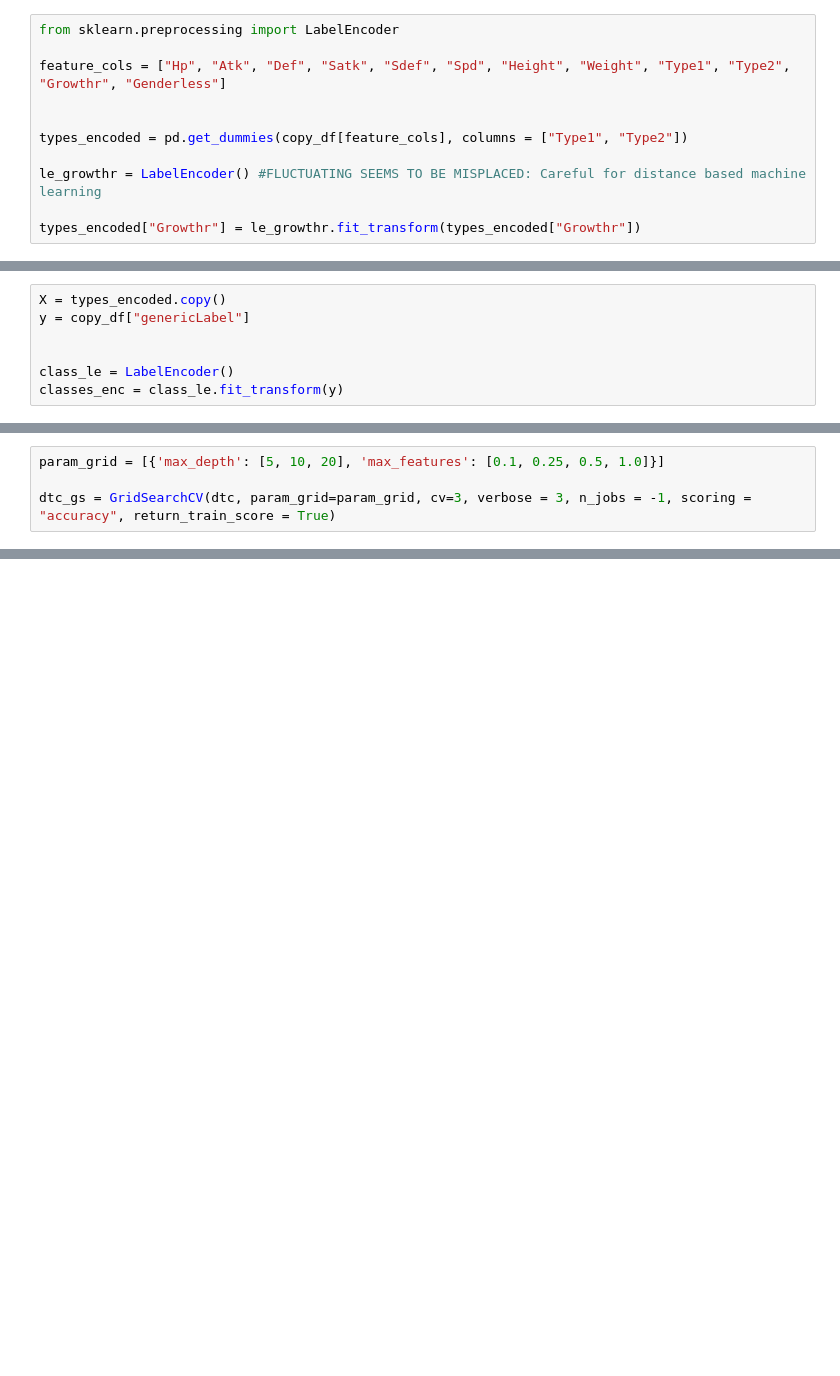
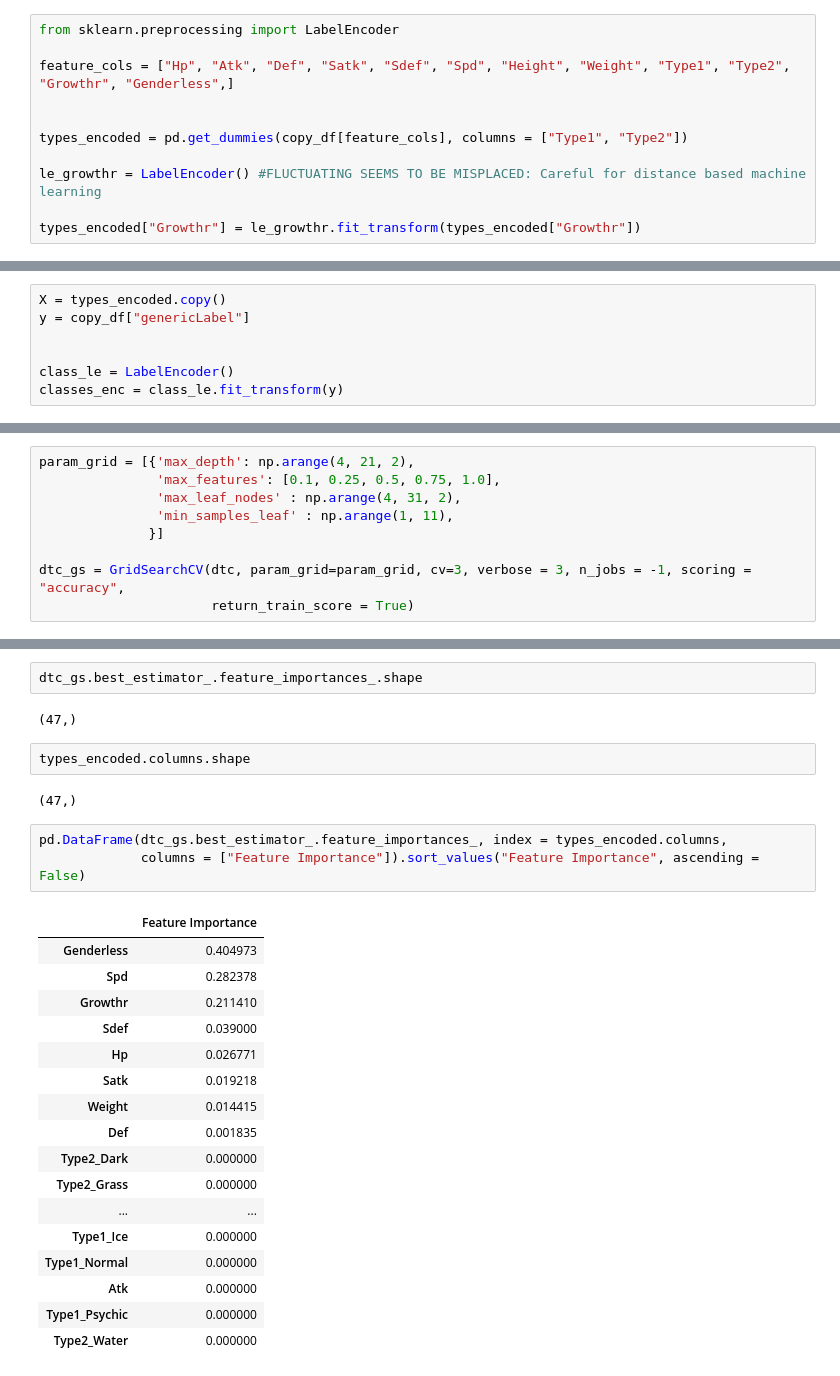
Before and after one commit to paqui003/pokemon_analysis, a Jupyter notebook: Pokemon/classification/decision_tree.ipynb, the cells around one changed output, grey strips where cells are left out. Cells and saved outputs as stored; diff of their text form; blank space fills up the shorter version.

```diff
--- a/Pokemon/classification/decision_tree.ipynb
+++ b/Pokemon/classification/decision_tree.ipynb
@@ -29,7 +30,7 @@ Index(['Dex', 'Name', 'Hp', 'Atk', 'Def', 'Satk', 'Sdef', 'Spd', 'Total',
 # %%
 from sklearn.preprocessing import LabelEncoder
 
-feature_cols = ["Hp", "Atk", "Def", "Satk", "Sdef", "Spd", "Height", "Weight", "Type1", "Type2", "Growthr", "Genderless"]
+feature_cols = ["Hp", "Atk", "Def", "Satk", "Sdef", "Spd", "Height", "Weight", "Type1", "Type2", "Growthr", "Genderless",]
 
 
 types_encoded = pd.get_dummies(copy_df[feature_cols], columns = ["Type1", "Type2"])
@@ -96,7 +97,12 @@ Legendary frequency in the test set: 0.026785714285714284
 # %%
-param_grid = [{'max_depth': [5, 10, 20], 'max_features': [0.1, 0.25, 0.5, 1.0]}]
+param_grid = [{'max_depth': np.arange(4, 21, 2),
+               'max_features': [0.1, 0.25, 0.5, 0.75, 1.0],
+               'max_leaf_nodes' : np.arange(4, 31, 2),
+               'min_samples_leaf' : np.arange(1, 11),
+              }]
 
-dtc_gs = GridSearchCV(dtc, param_grid=param_grid, cv=3, verbose = 3, n_jobs = -1, scoring = "accuracy", return_train_score = True)
+dtc_gs = GridSearchCV(dtc, param_grid=param_grid, cv=3, verbose = 3, n_jobs = -1, scoring = "accuracy",
+                      return_train_score = True)
 # %%
 dtc_gs.fit(X_train, y_train)
 # %% [output]
@@ -126,0 +153,29 @@ accuracy_score(dtc_gs.best_estimator_.predict(X_test), y_test)
+# %%
+dtc_gs.best_estimator_.feature_importances_.shape
+# %% [output]
+(47,)
+# %%
+types_encoded.columns.shape
+# %% [output]
+(47,)
+# %%
+pd.DataFrame(dtc_gs.best_estimator_.feature_importances_, index = types_encoded.columns,
+             columns = ["Feature Importance"]).sort_values("Feature Importance", ascending = False)
+# %% [output]
+|  | Feature Importance |
+| Genderless | 0.404973 |
+| Spd | 0.282378 |
+| Growthr | 0.211410 |
+| Sdef | 0.039000 |
+| Hp | 0.026771 |
+| Satk | 0.019218 |
+| Weight | 0.014415 |
+| Def | 0.001835 |
+| Type2_Dark | 0.000000 |
+| Type2_Grass | 0.000000 |
+| ... | ... |
+| Type1_Ice | 0.000000 |
+| Type1_Normal | 0.000000 |
+| Atk | 0.000000 |
+| Type1_Psychic | 0.000000 |
+| Type2_Water | 0.000000 |
```
Also changed, not shown: parts of 8 cells of this notebook, 39 other files.
